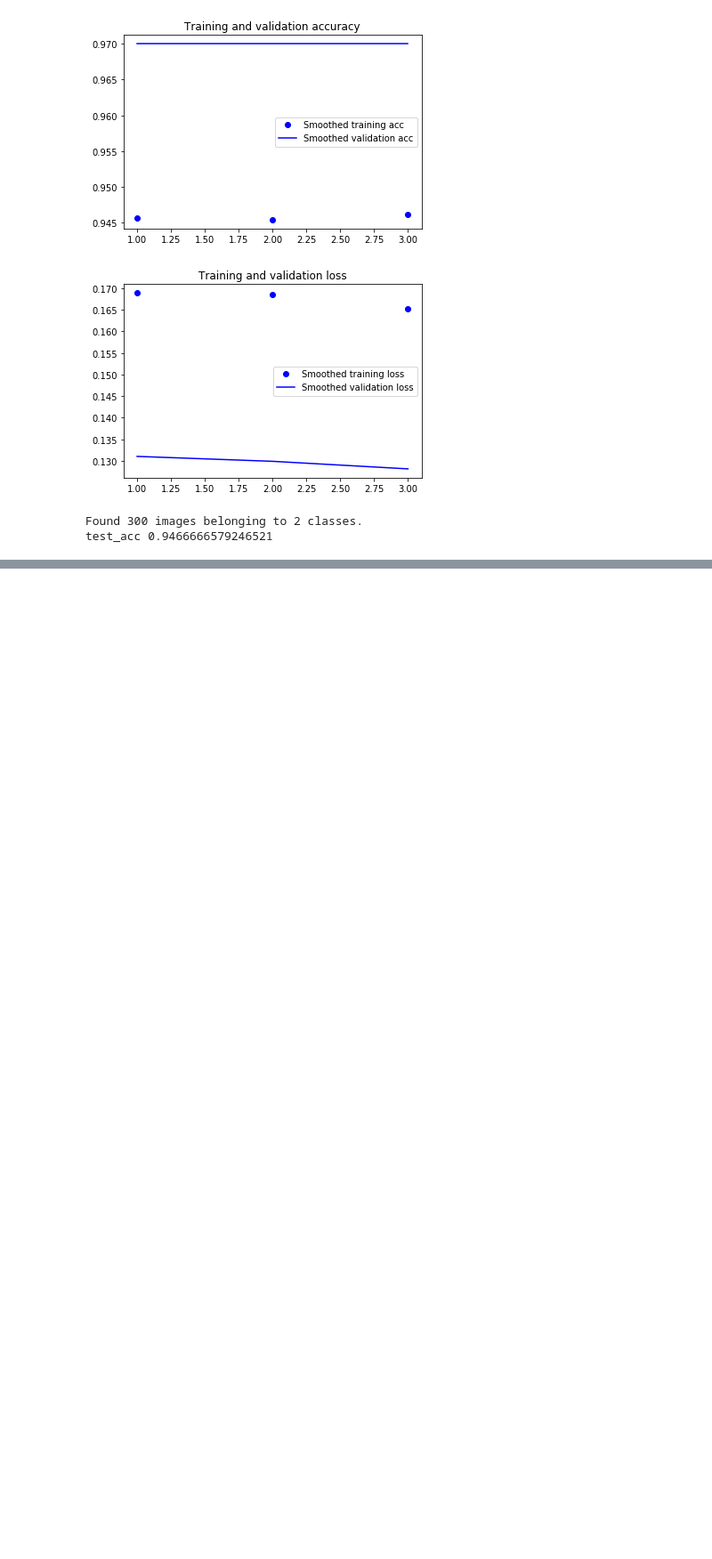
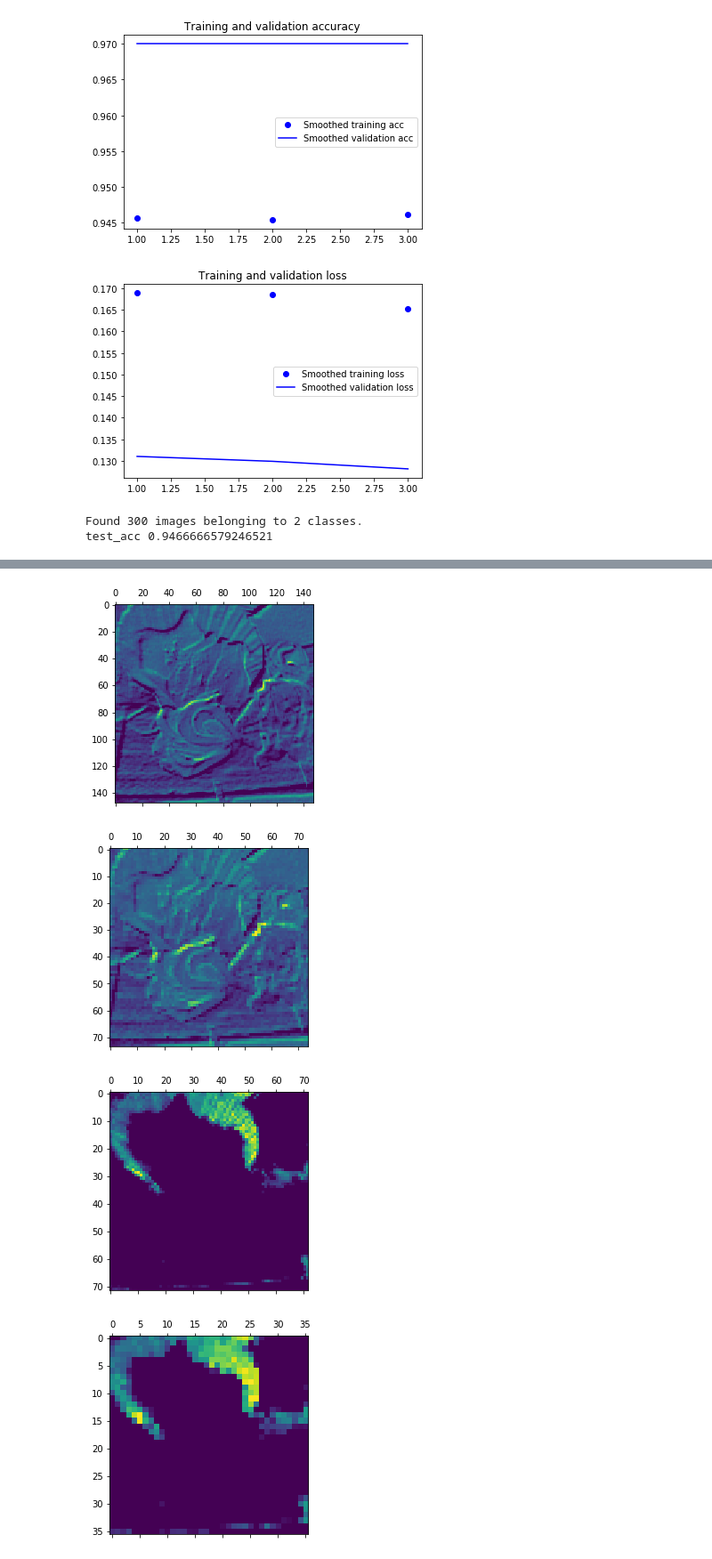
Before and after one commit to AlessandroBiagi/DataScienceProjects, a Jupyter notebook: FoodRecognition/scripts/main.ipynb, the cells around one changed output, grey strips where cells are left out. Shown at 89% size. Saved outputs shown, nothing was run; the diff lists cells and outputs as text; code cells hidden in the pictures; blank space fills up the shorter version.

```diff
--- a/FoodRecognition/scripts/main.ipynb
+++ b/FoodRecognition/scripts/main.ipynb
@@ -732,3 +732,7 @@ print('test_acc', test_acc)
 # %% [output]
 Found 300 images belonging to 2 classes.
 test_acc 0.9466666579246521
+# %%
+# visualizing intermediate activations
+from tensorflow import keras
+model_vis = keras.models.load_model('../models/conv_net_20201229_1.h5')
@@ -734,0 +781,5 @@ test_acc 0.9466666579246521
+# %%
+from keras import models
+
+layer_outputs = [layer.output for layer in model_vis.layers[:8]]
+activation_model = models.Model(inputs=model_vis.input, outputs=layer_outputs)
@@ -734,0 +796,8 @@ test_acc 0.9466666579246521
+# %%
+for i in activations:
+    plt.matshow(i[0, :, :, 8], cmap='viridis')
+# %% [output]
+[figure, added]
+[figure, added]
+[figure, added]
+[figure, added]
```
Also changed, not shown: parts of 7 cells of this notebook.
